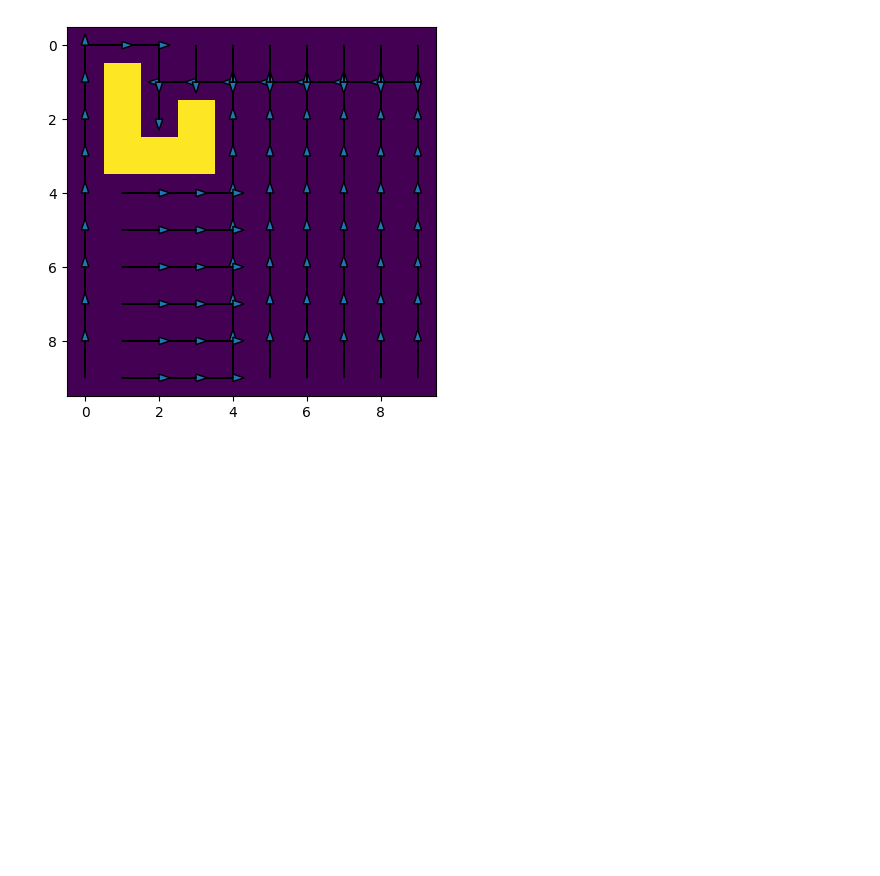
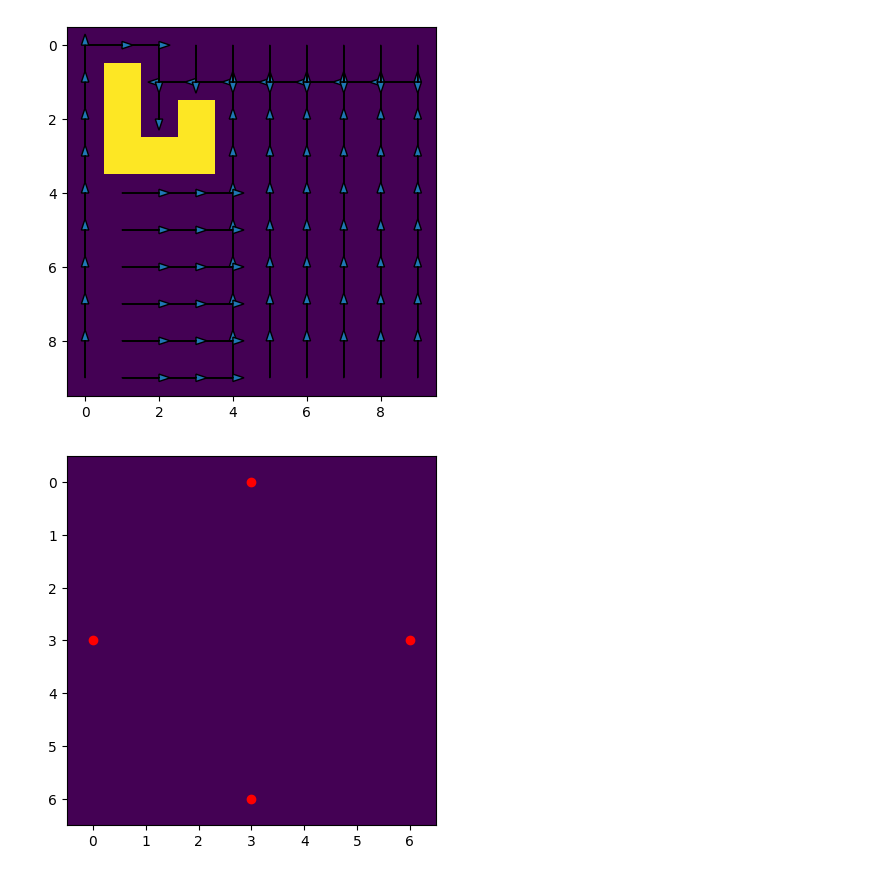
Before and after one commit to kieranjoshi/final-project-robo, a Jupyter notebook: robonav.ipynb, the cells around one changed output. Cells and saved outputs as stored; diff of their text form; code cells hidden in the pictures; blank space fills up the shorter version.

Commit message:
simple grid for collab A

```diff
--- a/robonav.ipynb
+++ b/robonav.ipynb
@@ -39,3 +39,22 @@ plt.imshow(H, interpolation='none')
 plt.show()
 # %% [output]
 [figure]
+# %%
+grid = np.zeros([7,7])
+
+agents = set()
+agents.add((3,0))
+agents.add((0,3))
+
+goals = set()
+agents.add((3,6,0))
+agents.add((6,3,1))
+plt.imshow(grid, interpolation='none')
+for agent in agents:
+    plt.plot(agent[0],agent[1], 'ro')
+
+for goal in goals:
+    plt.plot(goal[0],goal[1], 'ro', color = 'green')
+plt.show()
+# %% [output]
+[figure, added]
```
